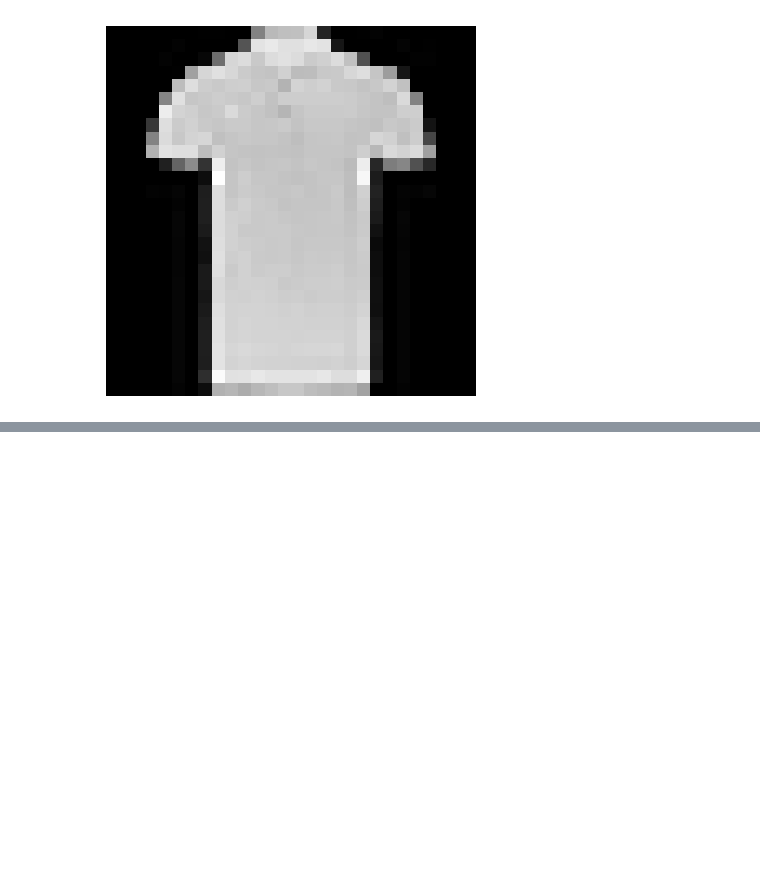
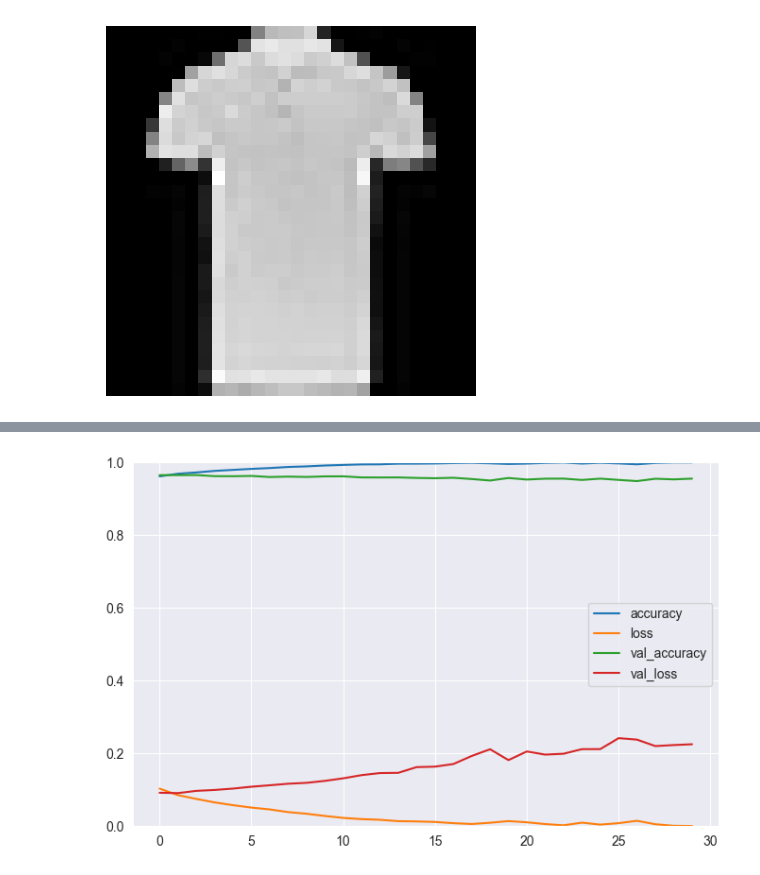
Before and after one commit to szczesnym/ML-AI, a Jupyter notebook: Unit18/Exc_18-4.ipynb, the cells around one changed output, grey strips where cells are left out. Saved outputs shown, nothing was run; the diff lists cells and outputs as text; code cells hidden in the pictures; blank space fills up the shorter version.

```diff
--- a/Unit18/Exc_18-4.ipynb
+++ b/Unit18/Exc_18-4.ipynb
@@ -197,13 +198,16 @@ plot_img(flipped*256)
 [figure]
 # %%
 model = tf.keras.Sequential([
-    layers.Input(shape=(28, 28, 1)),
+  layers.Input(shape=(28,28,1)),
+
+    layers.Conv2D(32, 3, activation='relu'),
+    #layers.MaxPooling2D(),
+
+    layers.Conv2D(64, 3, activation='relu'),
+    #layers.MaxPooling2D(),
+
     layers.Flatten(),
-    layers.Dense(320, activation='relu'),
-    #layers.Dropout(0.4),
-    layers.Dense(150, activation='relu'),
-    #layers.Dense(50, activation='relu'),
-    #layers.Dropout(0.4),
+    layers.Dense(128, activation='relu'),
     layers.Dense(10, activation='softmax')
 ])
 # %%
@@ -224,10 +228,11 @@ model.compile(
     metrics=['accuracy']
 )
 # %%
-model.fit(
-    datagen.flow(reshp_x_train, Y_train, batch_size=64),
+train_stats = model.fit(
+    datagen.flow(reshp_x_train, Y_train, batch_size=200),
+    verbose=1,
     epochs=20,
-    batch_size=64,
+    batch_size=200,
     validation_data=(reshp_x_test, Y_test)
 )
 # %% [output]
@@ -251,0 +263,11 @@ Epoch 20/20
+# %%
+epochs=30
+batch_size=200
+train_stats = model.fit(
+    reshp_x_train,
+    Y_train,
+    epochs=epochs,
+    batch_size=batch_size,
+    validation_split=0.1,
+    verbose=1
+)
@@ -251,0 +299,10 @@ Epoch 20/20
+# %%
+import pandas as pd
+import matplotlib.pyplot as plt
+
+pd.DataFrame(train_stats.history).plot(figsize=(8, 5))
+plt.grid(True)
+plt.gca().set_ylim(0, 1)
+plt.show()
+# %% [output]
+[figure, added]
```
Also changed, not shown: parts of 5 cells of this notebook, 10 other files.
